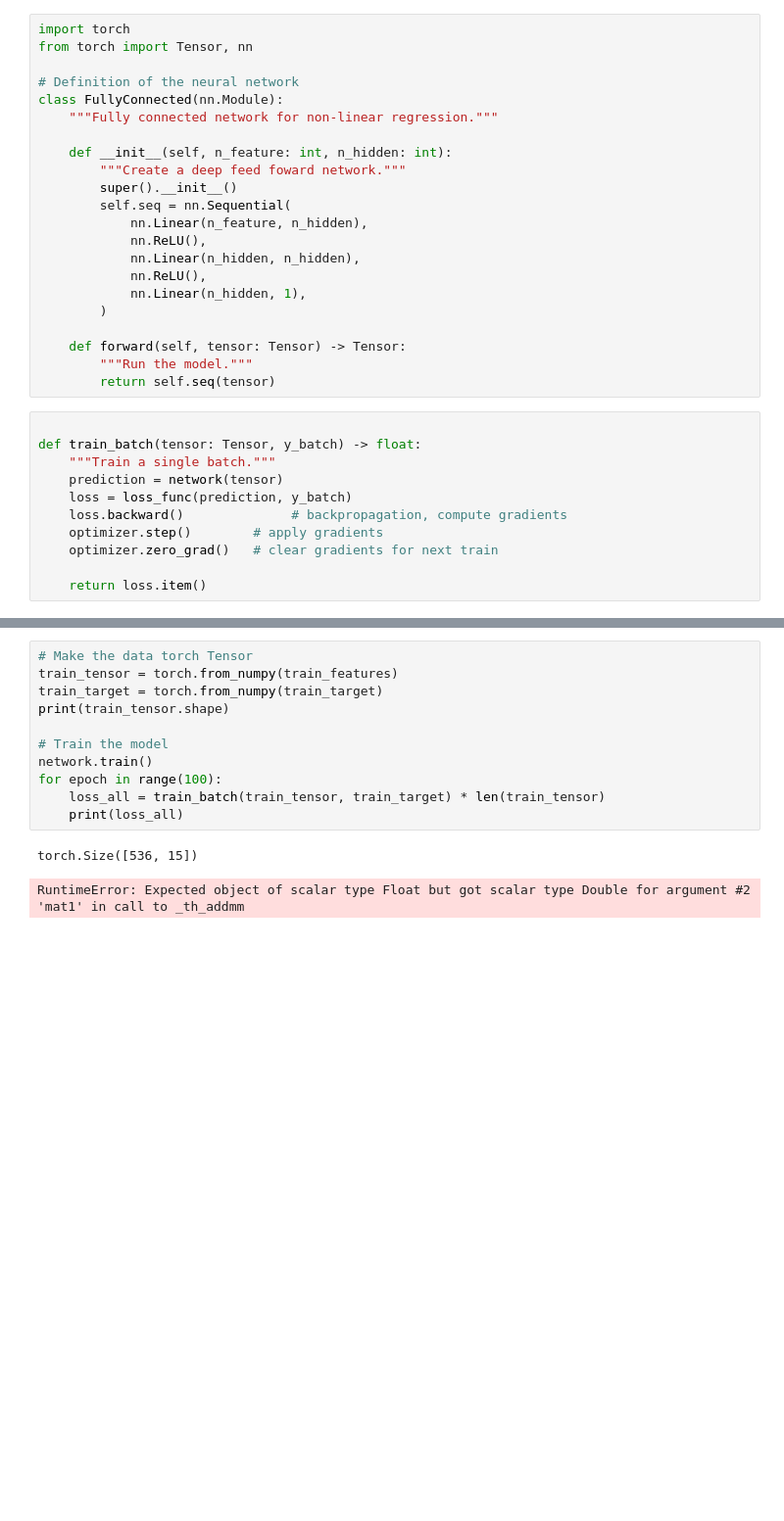
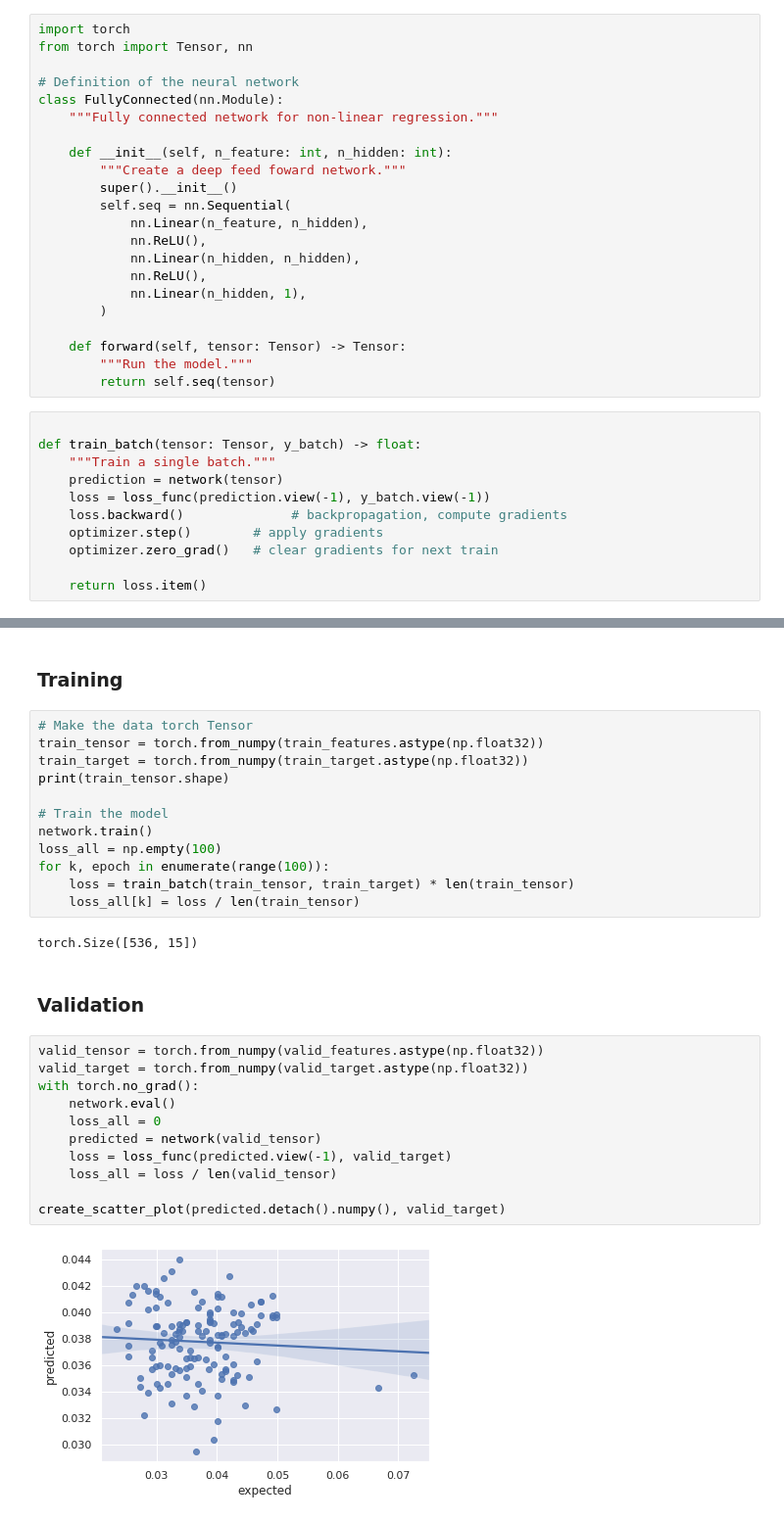
Before and after one commit to NLeSC/Dialect, a Jupyter notebook: workshop.ipynb, the cells around one changed output, grey strips where cells are left out. Shown at 98% size. Drawn from its saved outputs; the diff is of its cells as text; blank space fills up the shorter version.

```diff
--- a/workshop.ipynb
+++ b/workshop.ipynb
@@ -274,7 +303,7 @@ class FullyConnected(nn.Module):
 def train_batch(tensor: Tensor, y_batch) -> float:
     """Train a single batch."""
     prediction = network(tensor)
-    loss = loss_func(prediction, y_batch)
+    loss = loss_func(prediction.view(-1), y_batch.view(-1))
     loss.backward()              # backpropagation, compute gradients
     optimizer.step()        # apply gradients
     optimizer.zero_grad()   # clear gradients for next train
@@ -293,17 +322,34 @@ torch.optim.SGD(network.parameters(), lr=0.2)
 
 # Losss function
 loss_func = nn.MSELoss()
+# %% [markdown]
+### Training
 # %%
 # Make the data torch Tensor
-train_tensor = torch.from_numpy(train_features)
-train_target = torch.from_numpy(train_target)
+train_tensor = torch.from_numpy(train_features.astype(np.float32))
+train_target = torch.from_numpy(train_target.astype(np.float32))
 print(train_tensor.shape)
 
 # Train the model
 network.train()
-for epoch in range(100):
-    loss_all = train_batch(train_tensor, train_target) * len(train_tensor)
-    print(loss_all)
+loss_all = np.empty(100)
+for k, epoch in enumerate(range(100)):
+    loss = train_batch(train_tensor, train_target) * len(train_tensor)
+    loss_all[k] = loss / len(train_tensor)
 # %% [output]
 torch.Size([536, 15])
-RuntimeError: Expected object of scalar type Float but got scalar type Double for argument #2 'mat1' in call to _th_addmm
+# %% [markdown]
+### Validation
+# %%
+valid_tensor = torch.from_numpy(valid_features.astype(np.float32))
+valid_target = torch.from_numpy(valid_target.astype(np.float32))
+with torch.no_grad():
+    network.eval()
+    loss_all = 0
+    predicted = network(valid_tensor)
+    loss = loss_func(predicted.view(-1), valid_target)
+    loss_all = loss / len(valid_tensor)
+
+create_scatter_plot(predicted.detach().numpy(), valid_target)
+# %% [output]
+[figure, added]
```
Also changed, not shown: parts of 9 cells of this notebook.
